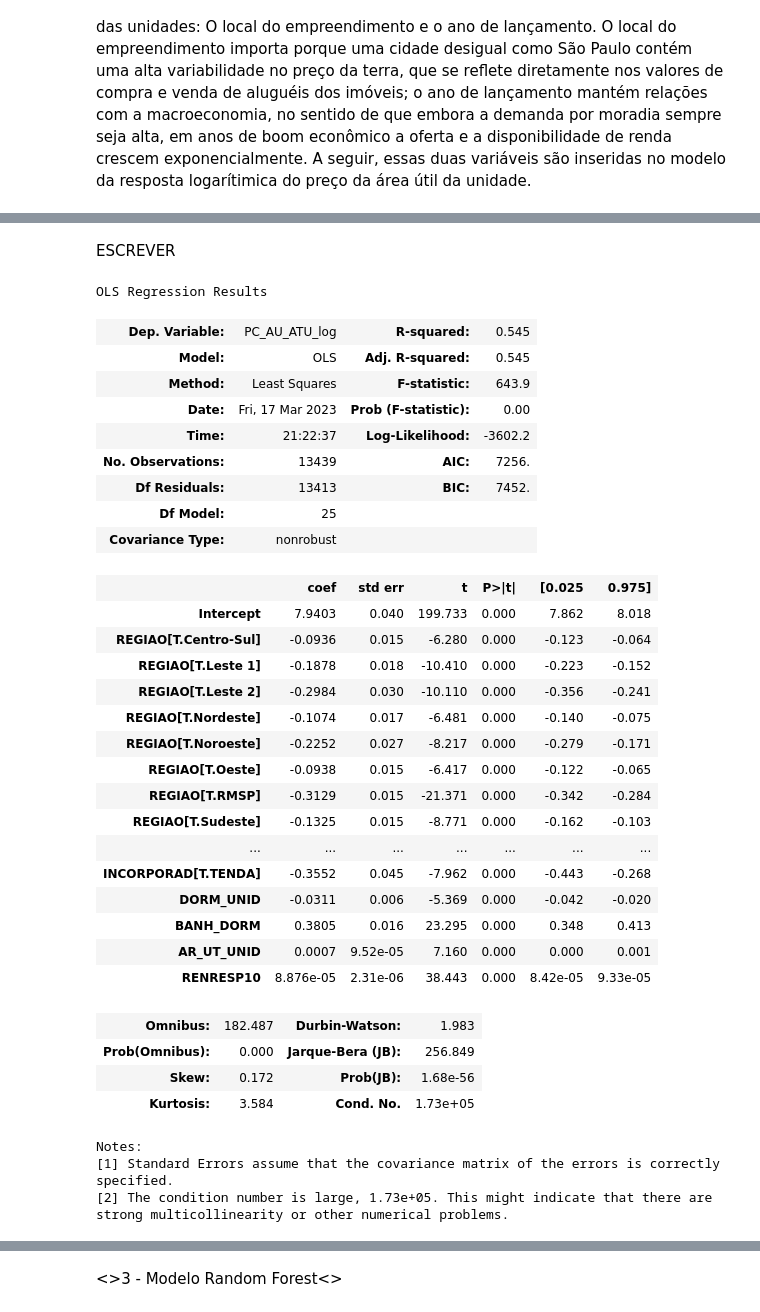
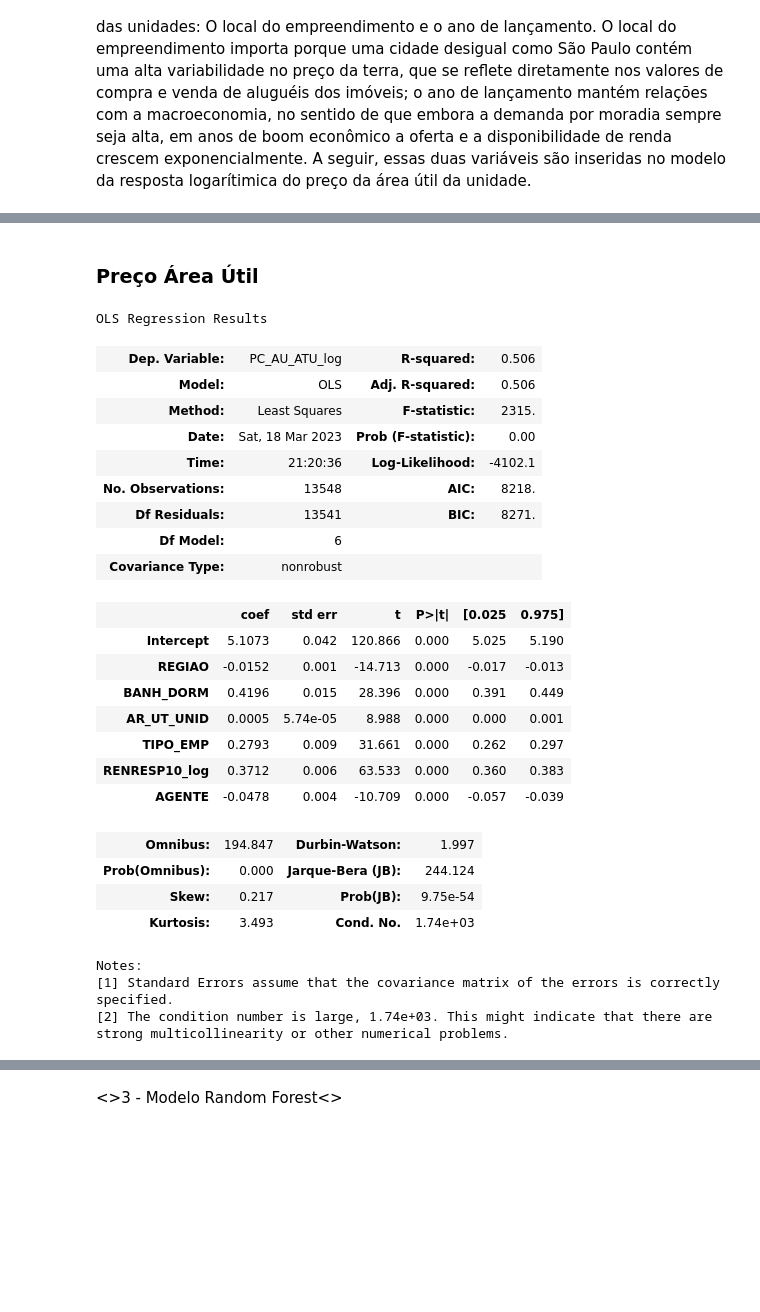
Before and after one commit to LissesCastro/Tera-Mercado-Imobiliario-SP, a Jupyter notebook: modelo_preditivo.ipynb, the cells around one changed output, grey strips where cells are left out. Drawn from its saved outputs; the diff is of its cells as text; code cells hidden in the pictures; blank space fills up the shorter version.

```diff
--- a/modelo_preditivo.ipynb
+++ b/modelo_preditivo.ipynb
@@ -73,17 +83,18 @@ df['RENRESP10_log'] = np.log(df['RENRESP10'])
 # %% [markdown]
 <h3>1.1 Definindo as variáveis que estarão presentes no modelo</h3>
 # %%
-target = 'PC_AU_ATU_log'
+target_au = 'PC_AU_ATU_log'
+target_tt = 'PC_TT_ATU_log'
 numericas = ['ANO_LAN', 'DORM_UNID', 'BANH_DORM', 'AR_UT_UNID']
-categoricas = ['REGIAO', 'TIPO_EMP']
+categoricas = ['REGIAO', 'TIPO_EMP', 'AGENTE', 'CONSTRUTOR']
 features = numericas + categoricas
 #['', 'ANO_LAN', 'DORM_UNID', 'BANH_UNID', 'GAR_UNID']
 v_ibge = ['Total de filhos dos responsáveis de domicílios', 'PERC_ALUGADOS',
        'PERC_UNIPESSOAIS', 'PERC_2_3_MORADORES', 'PERC_BRANCOS', 'PERC_PPI']
 
-numericas2 = df.select_dtypes(['int', 'float']).columns
-numericas2 = numericas2.drop(['PC_AU_ATU_log', 'PC_AU_ATU'])
-categoricas2 = df.select_dtypes(['object', 'string']).columns
+numericas2 = df_rf.select_dtypes(['int', 'float']).columns
+numericas2 = numericas2.drop(['PC_AU_ATU_log', 'PC_TT_ATU_log'])
+categoricas2 = df_rf.select_dtypes(['object', 'string']).columns
 # %%
 for col in categoricas2:
     df[col] = df[col].fillna(df[col].mode())
@@ -112,7 +103,10 @@ memory usage: 1.8+ MB
+# %%
+for col in categoricas:
+    df[col] = LabelEncoder().fit_transform(df[col].array.reshape(-1, 1))
 # %% [markdown]
 <h2>2. Fazendo os modelos de regressão </h2>
 # %%
-X_train, X_test, y_train, y_test = train_test_split(df.drop(target, axis=1), df[target], test_size=0.2)
+X_train, X_test, y_train, y_test = train_test_split(df_rf.drop([target_au, target_tt], axis=1), df_rf[target_au], test_size=0.2)
 # %% [markdown]
 <h3>2.1 Modelo de regressão linear </h3>
 O modelo de regressão linear permite maior interpretabilidade das variáveis e da constituição do preço dos empreendimentos lançados. Contém alguma perda de performance em relação aos modelos mais avançados, como ensembles de Random Forest, mas são mais facilmente lidos.
@@ -190,41 +176,39 @@ Notes:
 strong multicollinearity or other numerical problems.
-# %% [markdown]
-ESCREVER
+# %% [markdown]
+<h3>Preço Área Útil</h3>
+# %%
+variaveis_regressao_au = 'REGIAO + BANH_DORM + AR_UT_UNID + TIPO_EMP + RENRESP10_log + AGENTE' #RETIRADO O NÚMERO DE DORMITÓRIOS POR MULTICOLINEARIDADE
+variaveis_regressao_venda = 'DORM_UNID + REGIAO + AGENTE + RENRESP10_log + AR_TT_UNID'
+
+variaveis_au =['REGIAO', 'BANH_DORM', 'AR_UT_UNID', 'TIPO_EMP', 'RENRESP10_log', 'CONSTRUTOR', 'AGENTE']
+variaveis_venda = ['REGIAO', 'BANH_DORM', 'AGENTE', 'RENRESP10_log', 'AR_TT_UNID']
 # %%
-regressao_au_log = sm.ols(formula='PC_AU_ATU_log ~ REGIAO + DORM_UNID + BANH_DORM + AR_UT_UNID + TIPO_EMP + RENRESP10 + INCORPORAD', data=df.iloc[X_train.index,:]).fit()
+regressao_au_log = sm.ols(formula='PC_AU_ATU_log ~ ' + variaveis_regressao_au, data=df.iloc[X_train.index,:]).fit()
 regressao_au_log.summary()
 # %% [output]
 OLS Regression Results
-| Dep. Variable: | PC_AU_ATU_log | R-squared: | 0.545 |
-| Model: | OLS | Adj. R-squared: | 0.545 |
-| Method: | Least Squares | F-statistic: | 643.9 |
-| Date: | Fri, 17 Mar 2023 | Prob (F-statistic): | 0.00 |
-| Time: | 21:22:37 | Log-Likelihood: | -3602.2 |
-| No. Observations: | 13439 | AIC: | 7256. |
-| Df Residuals: | 13413 | BIC: | 7452. |
-| Df Model: | 25 |  |  |
+| Dep. Variable: | PC_AU_ATU_log | R-squared: | 0.506 |
+| Model: | OLS | Adj. R-squared: | 0.506 |
+| Method: | Least Squares | F-statistic: | 2315. |
+| Date: | Sat, 18 Mar 2023 | Prob (F-statistic): | 0.00 |
+| Time: | 21:20:36 | Log-Likelihood: | -4102.1 |
+| No. Observations: | 13548 | AIC: | 8218. |
+| Df Residuals: | 13541 | BIC: | 8271. |
+| Df Model: | 6 |  |  |
 | Covariance Type: | nonrobust |  |  |
 |  | coef | std err | t | P>|t| | [0.025 | 0.975] |
-| Intercept | 7.9403 | 0.040 | 199.733 | 0.000 | 7.862 | 8.018 |
-| REGIAO[T.Centro-Sul] | -0.0936 | 0.015 | -6.280 | 0.000 | -0.123 | -0.064 |
-| REGIAO[T.Leste 1] | -0.1878 | 0.018 | -10.410 | 0.000 | -0.223 | -0.152 |
-| REGIAO[T.Leste 2] | -0.2984 | 0.030 | -10.110 | 0.000 | -0.356 | -0.241 |
-| REGIAO[T.Nordeste] | -0.1074 | 0.017 | -6.481 | 0.000 | -0.140 | -0.075 |
-| REGIAO[T.Noroeste] | -0.2252 | 0.027 | -8.217 | 0.000 | -0.279 | -0.171 |
-| REGIAO[T.Oeste] | -0.0938 | 0.015 | -6.417 | 0.000 | -0.122 | -0.065 |
-| REGIAO[T.RMSP] | -0.3129 | 0.015 | -21.371 | 0.000 | -0.342 | -0.284 |
-| REGIAO[T.Sudeste] | -0.1325 | 0.015 | -8.771 | 0.000 | -0.162 | -0.103 |
-| ... | ... | ... | ... | ... | ... | ... |
-| INCORPORAD[T.TENDA] | -0.3552 | 0.045 | -7.962 | 0.000 | -0.443 | -0.268 |
-| DORM_UNID | -0.0311 | 0.006 | -5.369 | 0.000 | -0.042 | -0.020 |
-| BANH_DORM | 0.3805 | 0.016 | 23.295 | 0.000 | 0.348 | 0.413 |
-| AR_UT_UNID | 0.0007 | 9.52e-05 | 7.160 | 0.000 | 0.000 | 0.001 |
-| RENRESP10 | 8.876e-05 | 2.31e-06 | 38.443 | 0.000 | 8.42e-05 | 9.33e-05 |
+| Intercept | 5.1073 | 0.042 | 120.866 | 0.000 | 5.025 | 5.190 |
+| REGIAO | -0.0152 | 0.001 | -14.713 | 0.000 | -0.017 | -0.013 |
+| BANH_DORM | 0.4196 | 0.015 | 28.396 | 0.000 | 0.391 | 0.449 |
+| AR_UT_UNID | 0.0005 | 5.74e-05 | 8.988 | 0.000 | 0.000 | 0.001 |
+| TIPO_EMP | 0.2793 | 0.009 | 31.661 | 0.000 | 0.262 | 0.297 |
+| RENRESP10_log | 0.3712 | 0.006 | 63.533 | 0.000 | 0.360 | 0.383 |
+| AGENTE | -0.0478 | 0.004 | -10.709 | 0.000 | -0.057 | -0.039 |
-| Omnibus: | 182.487 | Durbin-Watson: | 1.983 |
-| Prob(Omnibus): | 0.000 | Jarque-Bera (JB): | 256.849 |
-| Skew: | 0.172 | Prob(JB): | 1.68e-56 |
-| Kurtosis: | 3.584 | Cond. No. | 1.73e+05 |
+| Omnibus: | 194.847 | Durbin-Watson: | 1.997 |
+| Prob(Omnibus): | 0.000 | Jarque-Bera (JB): | 244.124 |
+| Skew: | 0.217 | Prob(JB): | 9.75e-54 |
+| Kurtosis: | 3.493 | Cond. No. | 1.74e+03 |
 Notes:
 [1] Standard Errors assume that the covariance matrix of the errors is correctly specified.
-[2] The condition number is large, 1.73e+05. This might indicate that there are
+[2] The condition number is large, 1.74e+03. This might indicate that there are
 strong multicollinearity or other numerical problems.
```
Also changed, not shown: parts of 21 cells of this notebook.
